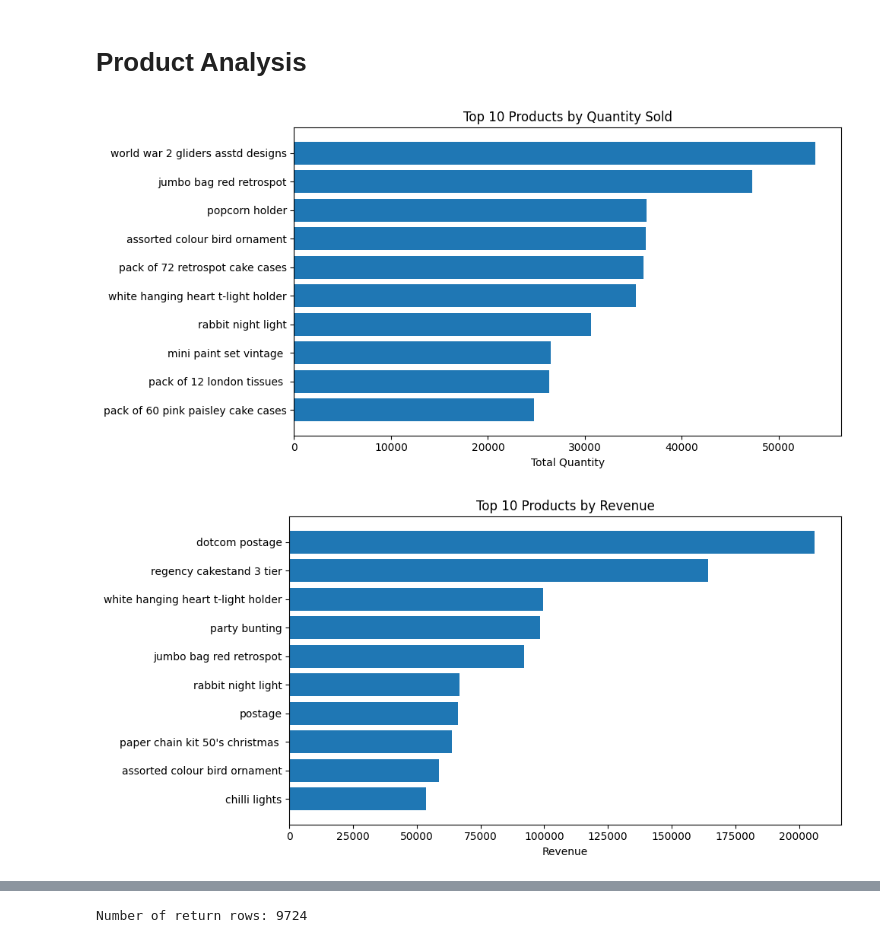
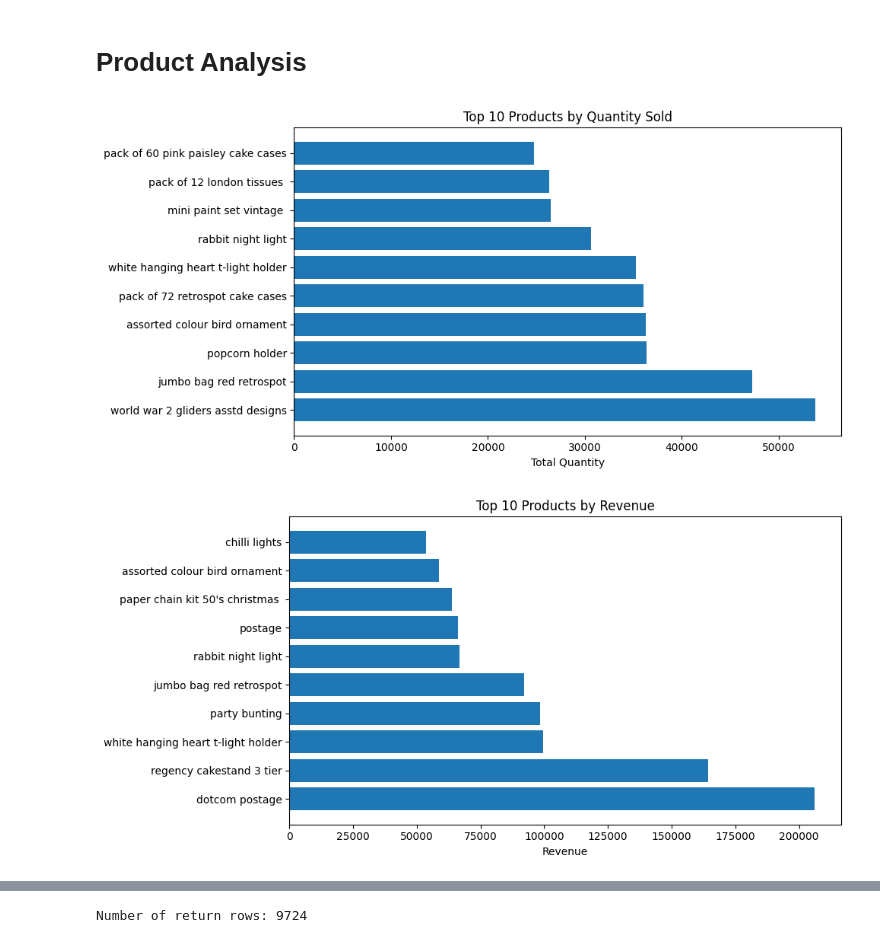
Before and after one commit to moodv/data-analytics-portfolio, a Jupyter notebook: Project2-online-retail/notebooks/EDA.ipynb, the cells around one changed output, grey strips where cells are left out. Saved outputs shown, nothing was run; the diff lists cells and outputs as text; code cells hidden in the pictures.

```diff
--- a/Project2-online-retail/notebooks/EDA.ipynb
+++ b/Project2-online-retail/notebooks/EDA.ipynb
@@ -312,26 +312,26 @@ display(hour.reset_index().rename(columns={'TotalPrice':'revenue'}))
 # %%
 # top products by quantity and revenue
 top_qty = df.groupby('Description')['Quantity'].sum().sort_values(ascending=False).head(10)
 top_rev = df.groupby('Description')['TotalPrice'].sum().sort_values(ascending=False).head(10)
 
 plt.figure()
-plt.barh(top_qty.index[::-1], top_qty.values[::-1])
+plt.barh(top_qty.index, top_qty.values)
 plt.title("Top 10 Products by Quantity Sold")
 plt.xlabel("Total Quantity")
 plt.tight_layout()
 plt.show()
 
 plt.figure()
-plt.barh(top_rev.index[::-1], top_rev.values[::-1])
+plt.barh(top_rev.index, top_rev.values)
 plt.title("Top 10 Products by Revenue")
 plt.xlabel("Revenue")
 plt.tight_layout()
 plt.show()
 
 display(pd.DataFrame({'top_qty': top_qty, 'top_rev': top_rev}).fillna(''))
 # %% [output]
-[figure, old version]
+[figure, new version]
-[figure, old version]
+[figure, new version]
 |  | top_qty | top_rev |
 | Description |  |  |
 | assorted colour bird ornament | 36282.0 | 58792.42 |
```
